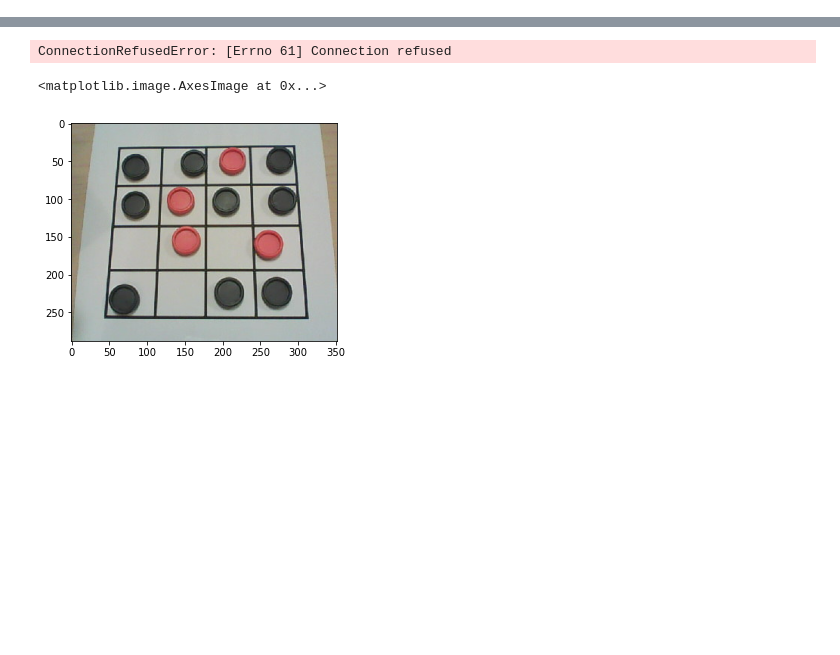
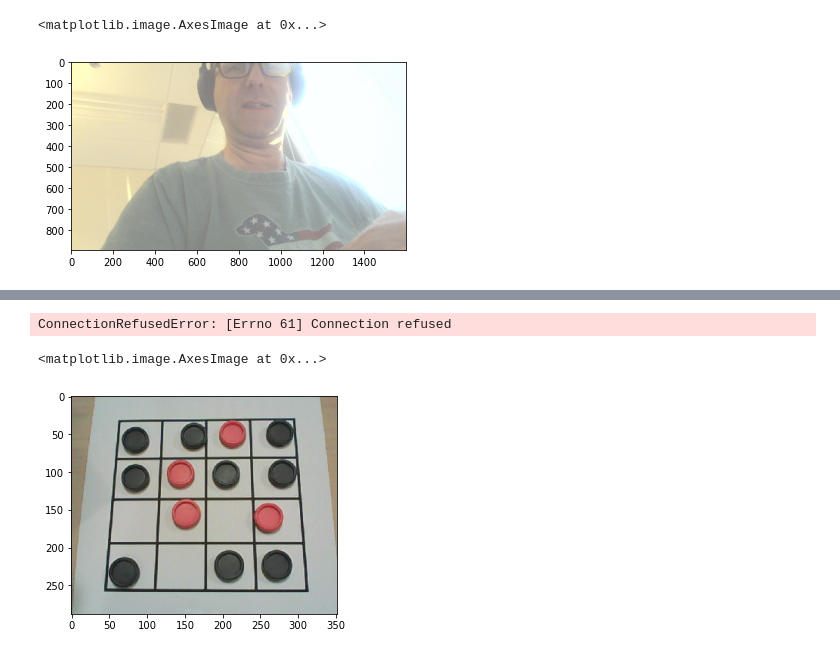
Before and after one commit to bblais/AI-and-Robotics-Fall-2022-Class-Notebooks, a Jupyter notebook: Sprint #5 - Misc/RPC_On_Laptop.ipynb, the cells around one changed output, grey strips where cells are left out. Cells and saved outputs as stored; diff of their text form; code cells hidden in the pictures; blank space fills up the shorter version.

```diff
--- a/Sprint #5 - Misc/RPC_On_Laptop.ipynb
+++ b/Sprint #5 - Misc/RPC_On_Laptop.ipynb
@@ -3,0 +18,2 @@ from pylab import *
+# %%
+server=xmlrpc.client.ServerProxy('http://10.2.2.30:8080')
@@ -3,0 +26,3 @@ from pylab import *
+# %%
+%%time
+arr=pickle.loads(server.take_picture().data)
@@ -3,0 +32,5 @@ from pylab import *
+# %%
+imshow(arr)
+# %% [output]
+<matplotlib.image.AxesImage at 0x...>
+[figure, added]
```
Also changed, not shown: parts of 12 cells of this notebook, 5 other files.
